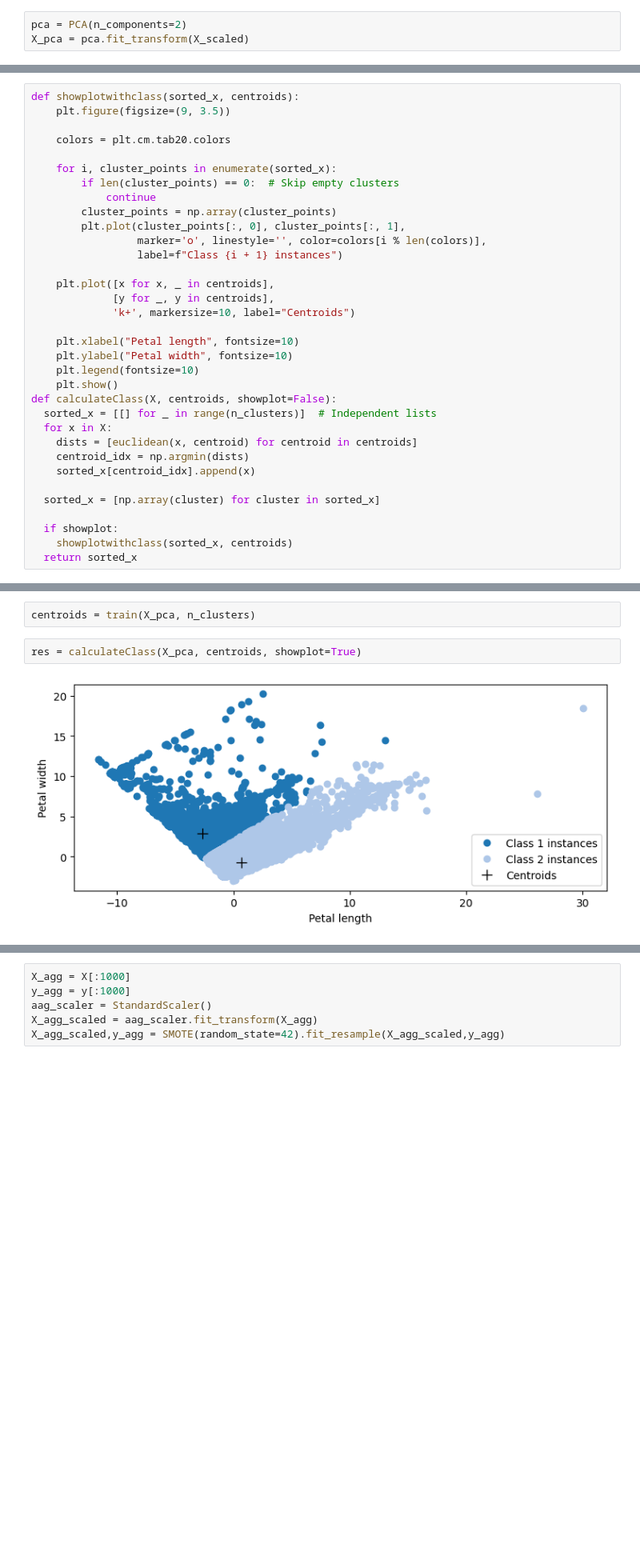
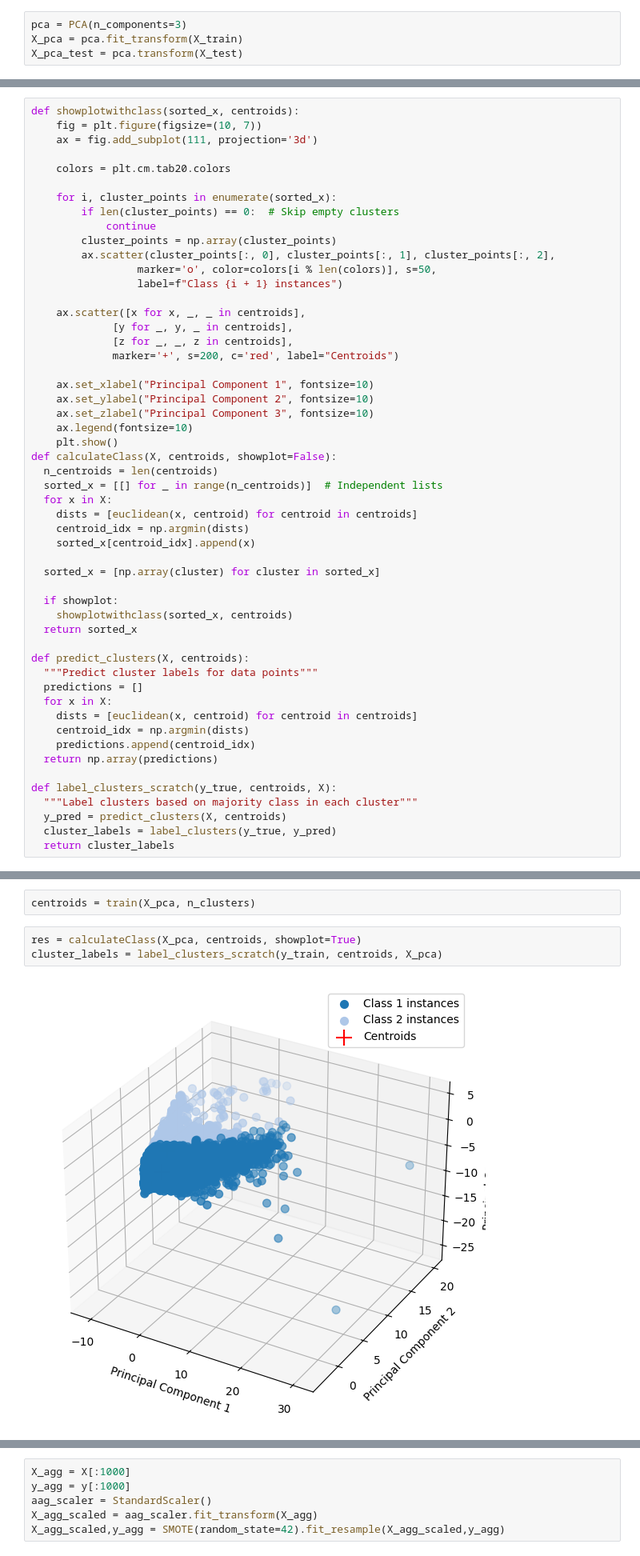
Before and after one commit to Taparov/project-intro-to-ml-classification, a Jupyter notebook: Unsupercised_kmean_n_agglomerative_clustering.ipynb, the cells around one changed output, grey strips where cells are left out. Shown at 80% size. Saved outputs shown, nothing was run; the diff lists cells and outputs as text; blank space fills up the shorter version.

```diff
--- a/Unsupercised_kmean_n_agglomerative_clustering.ipynb
+++ b/Unsupercised_kmean_n_agglomerative_clustering.ipynb
@@ -19,4 +22,5 @@ X_scaled,y = SMOTE(random_state=42).fit_resample(X_scaled,y)
 # %%
-pca = PCA(n_components=2)
-X_pca = pca.fit_transform(X_scaled)
+pca = PCA(n_components=3)
+X_pca = pca.fit_transform(X_train)
+X_pca_test = pca.transform(X_test)
 # %%
@@ -72,6 +111,7 @@ showplot(centroids)
 # %%
 def showplotwithclass(sorted_x, centroids):
-    plt.figure(figsize=(9, 3.5))
+    fig = plt.figure(figsize=(10, 7))
+    ax = fig.add_subplot(111, projection='3d')
 
     colors = plt.cm.tab20.colors
 
@@ -79,20 +119,23 @@ def showplotwithclass(sorted_x, centroids):
         if len(cluster_points) == 0:  # Skip empty clusters
             continue
         cluster_points = np.array(cluster_points)
-        plt.plot(cluster_points[:, 0], cluster_points[:, 1],
-                 marker='o', linestyle='', color=colors[i % len(colors)],
+        ax.scatter(cluster_points[:, 0], cluster_points[:, 1], cluster_points[:, 2],
+                 marker='o', color=colors[i % len(colors)], s=50,
                  label=f"Class {i + 1} instances")
 
-    plt.plot([x for x, _ in centroids],
-             [y for _, y in centroids],
-             'k+', markersize=10, label="Centroids")
+    ax.scatter([x for x, _, _ in centroids],
+             [y for _, y, _ in centroids],
+             [z for _, _, z in centroids],
+             marker='+', s=200, c='red', label="Centroids")
 
-    plt.xlabel("Petal length", fontsize=10)
-    plt.ylabel("Petal width", fontsize=10)
-    plt.legend(fontsize=10)
+    ax.set_xlabel("Principal Component 1", fontsize=10)
+    ax.set_ylabel("Principal Component 2", fontsize=10)
+    ax.set_zlabel("Principal Component 3", fontsize=10)
+    ax.legend(fontsize=10)
     plt.show()
 def calculateClass(X, centroids, showplot=False):
-  sorted_x = [[] for _ in range(n_clusters)]  # Independent lists
+  n_centroids = len(centroids)
+  sorted_x = [[] for _ in range(n_centroids)]  # Independent lists
   for x in X:
     dists = [euclidean(x, centroid) for centroid in centroids]
     centroid_idx = np.argmin(dists)
@@ -103,6 +146,21 @@ def calculateClass(X, centroids, showplot=False):
   if showplot:
     showplotwithclass(sorted_x, centroids)
   return sorted_x
+
+def predict_clusters(X, centroids):
+  """Predict cluster labels for data points"""
+  predictions = []
+  for x in X:
+    dists = [euclidean(x, centroid) for centroid in centroids]
+    centroid_idx = np.argmin(dists)
+    predictions.append(centroid_idx)
+  return np.array(predictions)
+
+def label_clusters_scratch(y_true, centroids, X):
+  """Label clusters based on majority class in each cluster"""
+  y_pred = predict_clusters(X, centroids)
+  cluster_labels = label_clusters(y_true, y_pred)
+  return cluster_labels
 # %%
 def adjustCentroid(sorted_x, centroids, showplot=False):
   prev_centroids = centroids
@@ -126,5 +184,6 @@ def train(X, n_clusters):
 centroids = train(X_pca, n_clusters)
 # %%
 res = calculateClass(X_pca, centroids, showplot=True)
+cluster_labels = label_clusters_scratch(y_train, centroids, X_pca)
 # %% [output]
-[figure, old version]
+[figure, new version]
```
Also changed, not shown: parts of 24 cells of this notebook, 1 other file.
